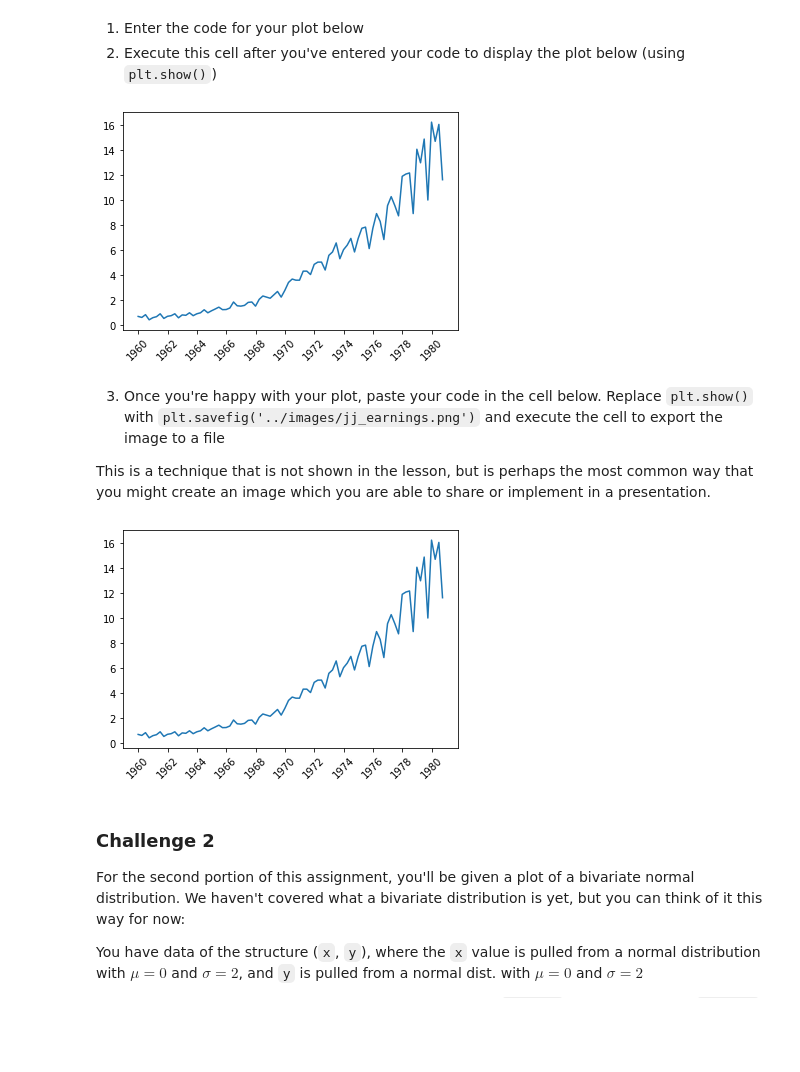
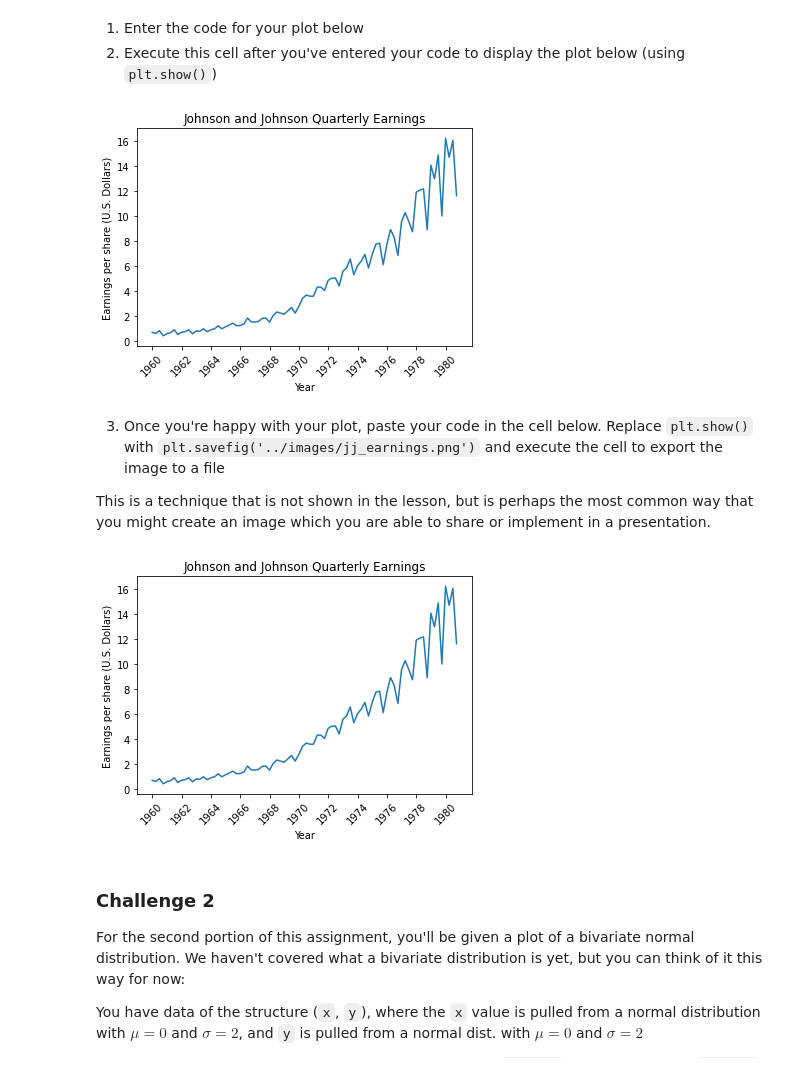
Before and after one commit to venGaza/ds-precourse-axes, a Jupyter notebook: notebooks/axes.ipynb, the cells around one changed output. Drawn from its saved outputs; the diff is of its cells as text; code cells hidden in the pictures; blank space fills up the shorter version.

Commit message:
Added plot titles and axis labels to each plot

```diff
--- a/notebooks/axes.ipynb
+++ b/notebooks/axes.ipynb
@@ -62,19 +62,22 @@ __*ADDITIONAL FOR THIS CHALLENGE*__
 # %%
 # Your code below (You need to make the appropriate imports of matplotlib and numpy)
 import numpy as np
 import pandas as pd
 import matplotlib.pyplot as plt
 plt.rcParams['savefig.facecolor']='white'
 
 profits = pd.read_csv('../data/profits.csv', sep='  ', names=['Q1', 'Q2', 'Q3', 'Q4'])
 x = np.linspace(1960,1981, num=84, endpoint=False)
 y = profits.stack().reset_index(drop=True).T
 xlabels = range(1960, 1982, 2)
 plt.xticks(xlabels, xlabels, rotation=45)
 plt.plot(x,y)
+plt.title('Johnson and Johnson Quarterly Earnings')
+plt.xlabel('Year')
+plt.ylabel('Earnings per share (U.S. Dollars)')
 plt.show()
 # %% [output]
-[figure, old version]
+[figure, new version]
 # %% [markdown]
 3. Once you're happy with your plot, paste your code in the cell below. Replace `plt.show()` with `plt.savefig('../images/jj_earnings.png')` and execute the cell to export the image to a file
 
@@ -87,9 +90,12 @@ y = profits.stack().reset_index(drop=True).T
 xlabels = range(1960, 1982, 2)
 plt.xticks(xlabels, xlabels, rotation=45)
 plt.plot(x,y)
+plt.title('Johnson and Johnson Quarterly Earnings')
+plt.xlabel('Year')
+plt.ylabel('Earnings per share (U.S. Dollars)')
 plt.savefig('../images/jj_earnings.png')
 # %% [output]
-[figure, old version]
+[figure, new version]
 # %% [markdown]
 ### Challenge 2
 
```
Also changed, not shown: parts of 2 cells of this notebook, 2 other files.
